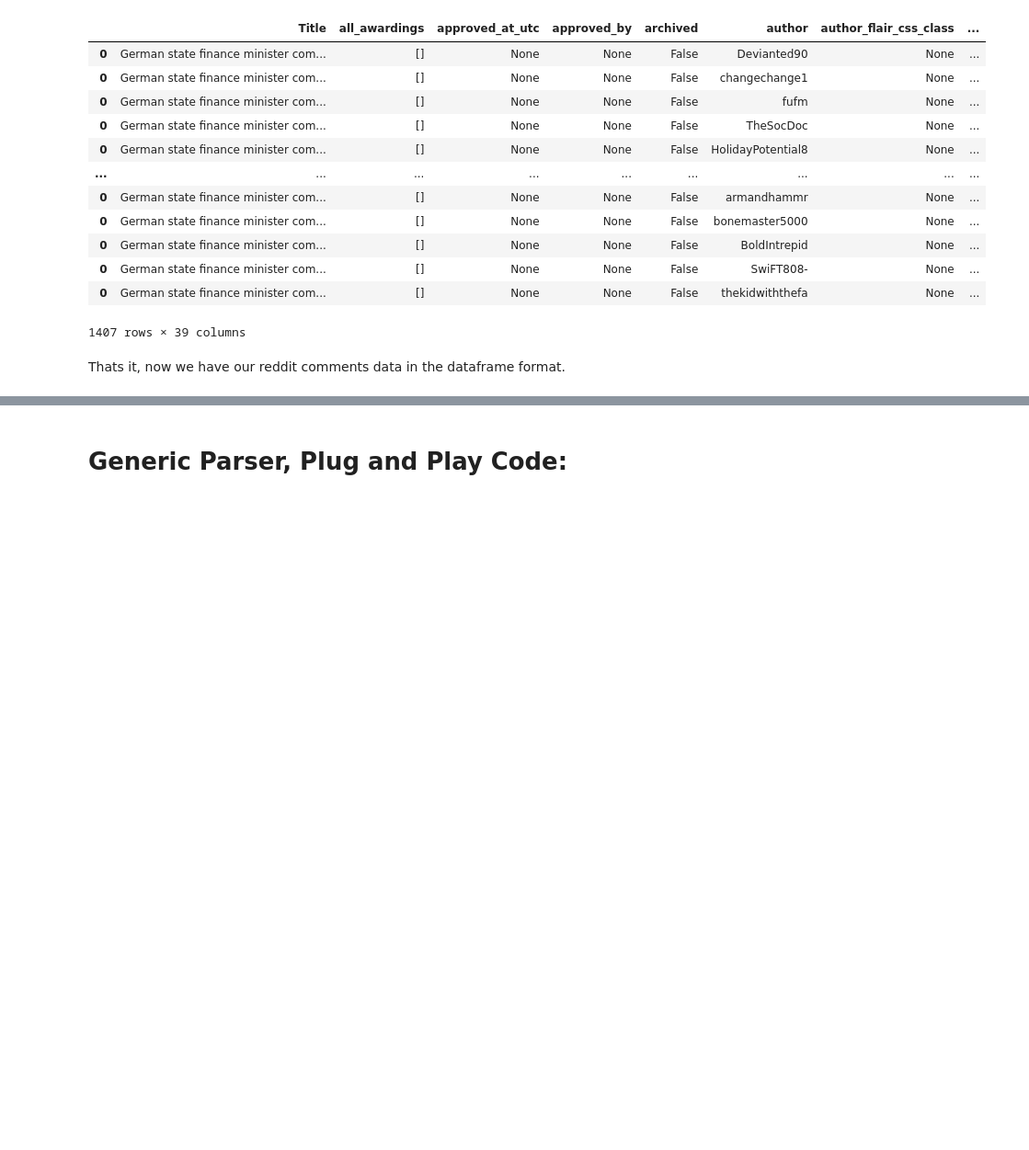
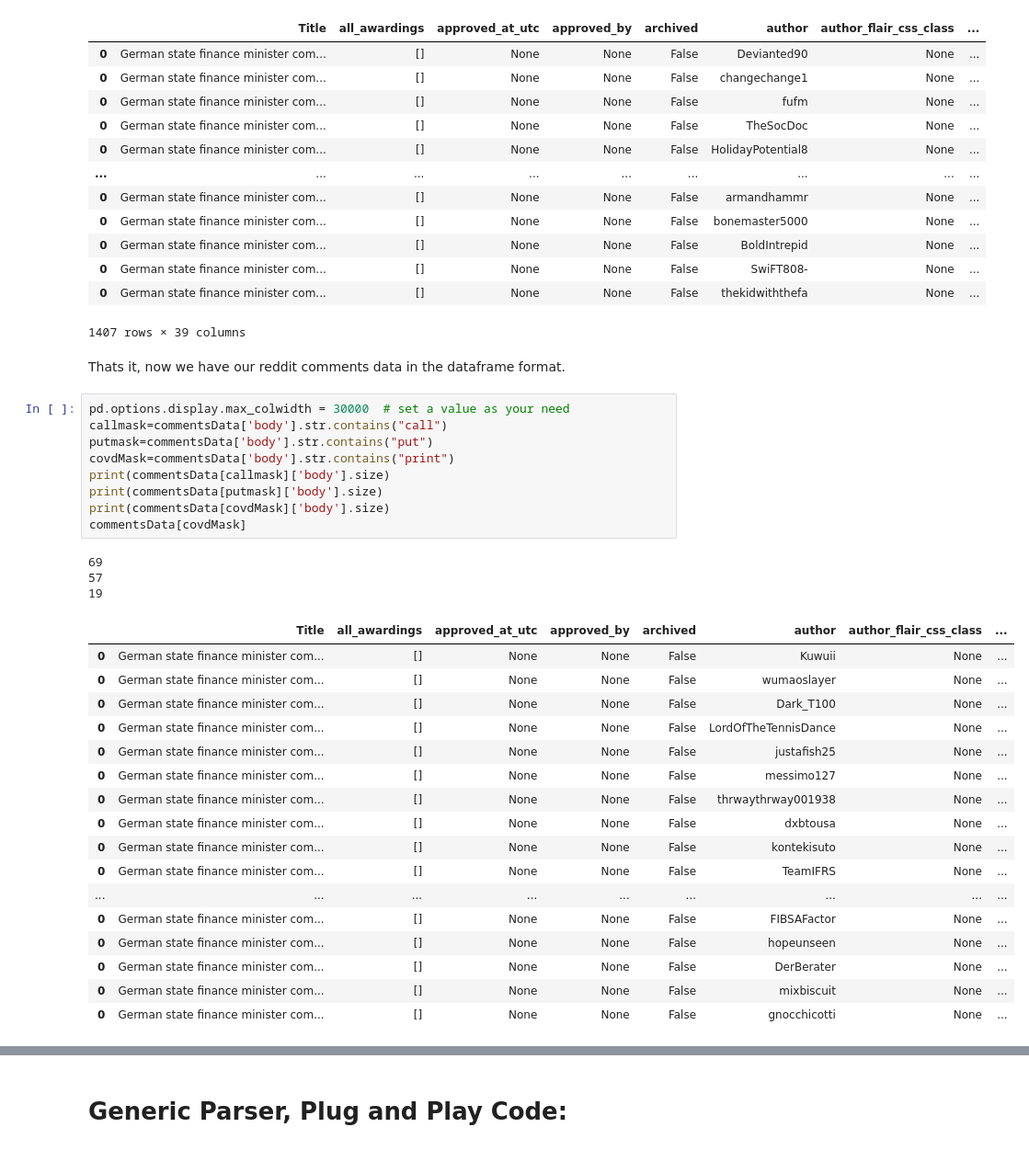
Before and after one commit to manthanthakker/BitcoinPrediction, a Jupyter notebook: RedditScraper.ipynb, the cells around one changed output, grey strips where cells are left out. Shown at 92% size. Saved outputs shown, nothing was run; the diff lists cells and outputs as text; blank space fills up the shorter version.

```diff
--- a/RedditScraper.ipynb
+++ b/RedditScraper.ipynb
@@ -170,3 +172,33 @@ commentsData
 1407 rows × 39 columns
 # %% [markdown]
 Thats it, now we have our reddit comments data in the dataframe format.
+# %%
+pd.options.display.max_colwidth = 30000  # set a value as your need
+callmask=commentsData['body'].str.contains("call")
+putmask=commentsData['body'].str.contains("put")
+covdMask=commentsData['body'].str.contains("print")
+print(commentsData[callmask]['body'].size)
+print(commentsData[putmask]['body'].size)
+print(commentsData[covdMask]['body'].size)
+commentsData[covdMask]
+# %% [output]
+69
+57
+19
+|  | Title | all_awardings | approved_at_utc | approved_by | archived | author | author_flair_css_class | ... |
+| 0 | German state finance minister com... | [] | None | None | False | Kuwuii | None | ... |
+| 0 | German state finance minister com... | [] | None | None | False | wumaoslayer | None | ... |
+| 0 | German state finance minister com... | [] | None | None | False | Dark_T100 | None | ... |
+| 0 | German state finance minister com... | [] | None | None | False | LordOfTheTennisDance | None | ... |
+| 0 | German state finance minister com... | [] | None | None | False | justafish25 | None | ... |
+| 0 | German state finance minister com... | [] | None | None | False | messimo127 | None | ... |
+| 0 | German state finance minister com... | [] | None | None | False | thrwaythrway001938 | None | ... |
+| 0 | German state finance minister com... | [] | None | None | False | dxbtousa | None | ... |
+| 0 | German state finance minister com... | [] | None | None | False | kontekisuto | None | ... |
+| 0 | German state finance minister com... | [] | None | None | False | TeamIFRS | None | ... |
+| ... | ... | ... | ... | ... | ... | ... | ... | ... |
+| 0 | German state finance minister com... | [] | None | None | False | FIBSAFactor | None | ... |
+| 0 | German state finance minister com... | [] | None | None | False | hopeunseen | None | ... |
+| 0 | German state finance minister com... | [] | None | None | False | DerBerater | None | ... |
+| 0 | German state finance minister com... | [] | None | None | False | mixbiscuit | None | ... |
+| 0 | German state finance minister com... | [] | None | None | False | gnocchicotti | None | ... |
```
Also changed, not shown: parts of 6 cells of this notebook.
